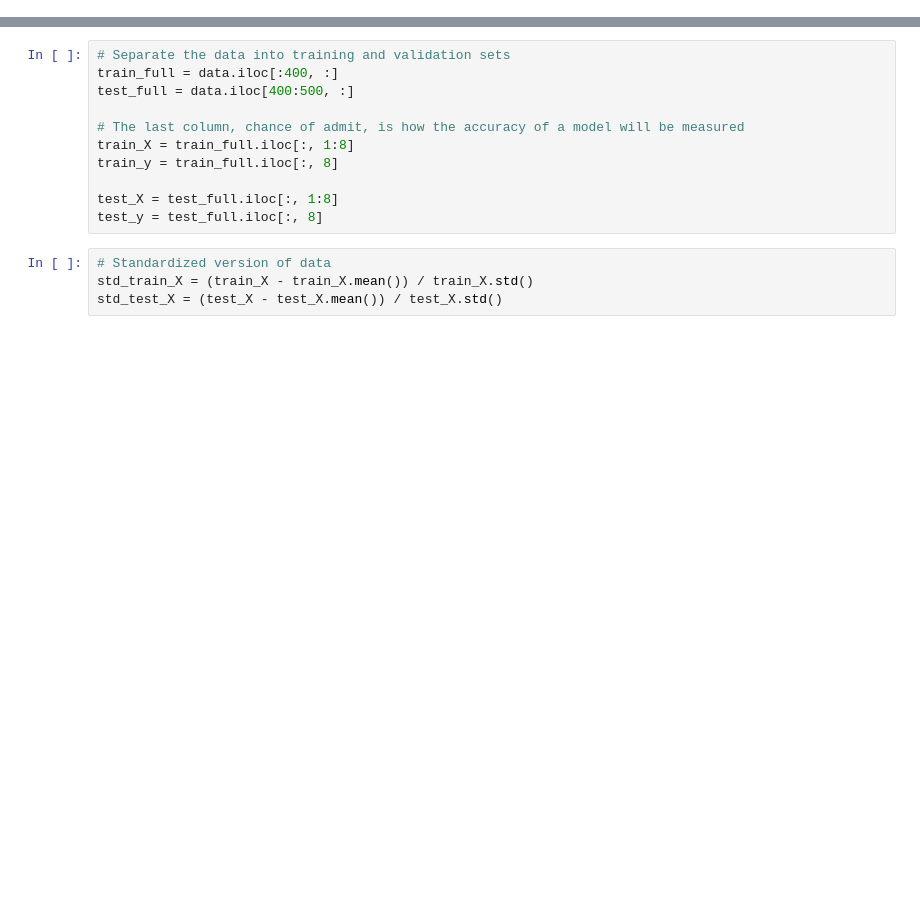
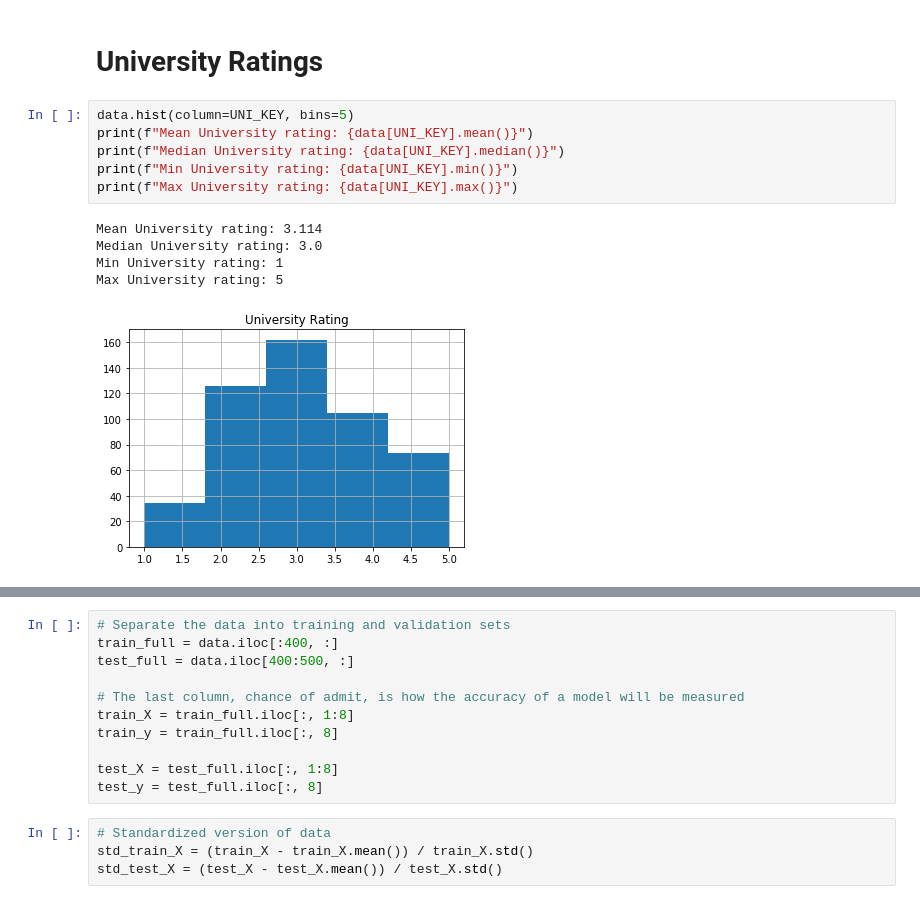
Before and after one commit to and-le/acharya-ga, a Jupyter notebook: code/graduate_admission.ipynb, the cells around one changed output, grey strips where cells are left out. Cells and saved outputs as stored; diff of their text form; blank space fills up the shorter version.

```diff
--- a/code/graduate_admission.ipynb
+++ b/code/graduate_admission.ipynb
@@ -32,0 +75,14 @@ Serial No. will not be used as a feature.
+# %% [markdown]
+# University Ratings
+# %%
+data.hist(column=UNI_KEY, bins=5)
+print(f"Mean University rating: {data[UNI_KEY].mean()}")
+print(f"Median University rating: {data[UNI_KEY].median()}")
+print(f"Min University rating: {data[UNI_KEY].min()}")
+print(f"Max University rating: {data[UNI_KEY].max()}")
+# %% [output]
+Mean University rating: 3.114
+Median University rating: 3.0
+Min University rating: 1
+Max University rating: 5
+[figure, added]
```
Also changed, not shown: parts of 30 cells of this notebook.
